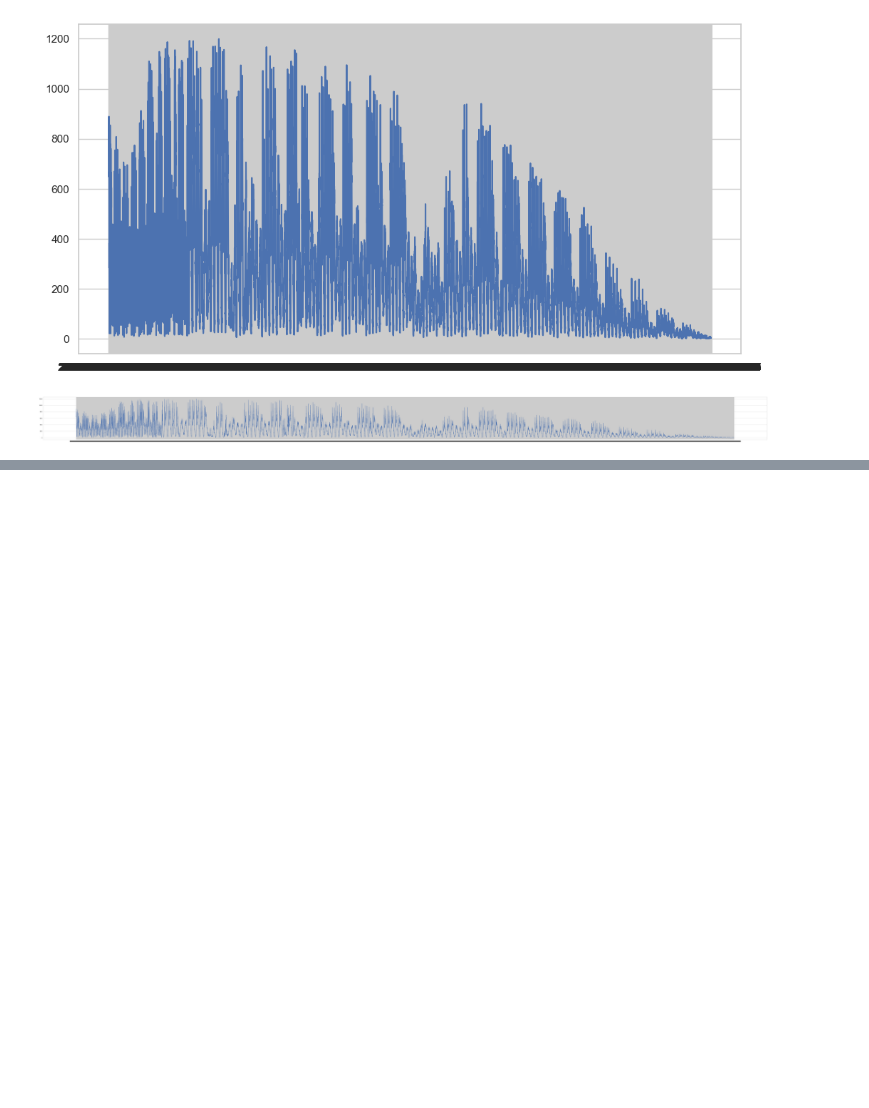
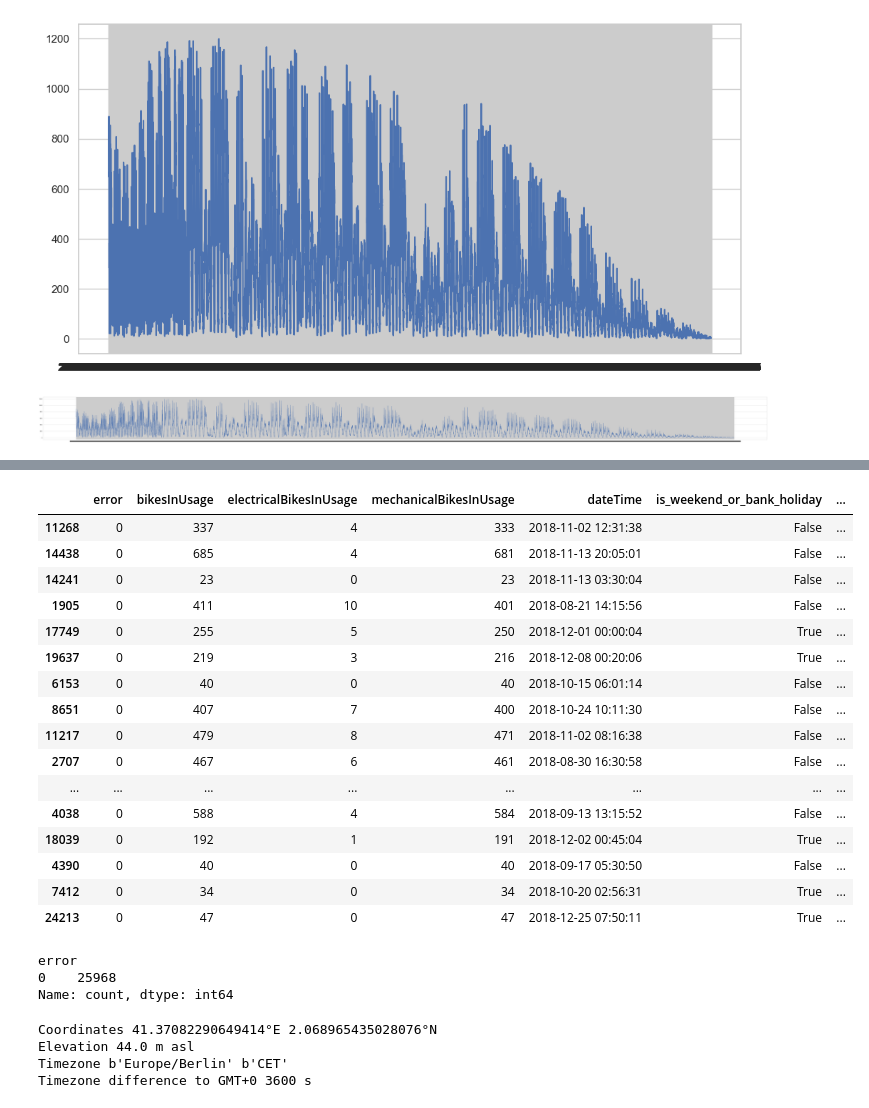
Before and after one commit to edwardrodgermartinez/Final-Project-Predictive-Modelling-for-Bicing-Use, a Jupyter notebook: exploring_cleaning.ipynb, the cells around one changed output, grey strips where cells are left out. Drawn from its saved outputs; the diff is of its cells as text; code cells hidden in the pictures; blank space fills up the shorter version.

Commit message:
friday evening

```diff
--- a/exploring_cleaning.ipynb
+++ b/exploring_cleaning.ipynb
@@ -88,0 +96,2 @@ df_2
+# %%
+df_2 = df_2.drop(columns=columns_to_drop)
@@ -88,0 +100,43 @@ df_2
+# %%
+morning_range = (6, 12)
+afternoon_range = (12, 18)
+evening_range = (18, 24)
+night_range = (0, 6)
+# %%
+def categorize_time(hour):
+    if morning_range[0] <= hour < morning_range[1]:
+        return 'Morning'
+    elif afternoon_range[0] <= hour < afternoon_range[1]:
+        return 'Afternoon'
+    elif evening_range[0] <= hour < evening_range[1]:
+        return 'Evening'
+    else:
+        return 'Night'
+# %%
+df_2['time_of_day'] = df_2['dateTime'].dt.hour.apply(categorize_time)
+# %%
+df_2.sample(30)
+# %% [output]
+|  | error | bikesInUsage | electricalBikesInUsage | mechanicalBikesInUsage | dateTime | is_weekend_or_bank_holiday | ... |
+| 11268 | 0 | 337 | 4 | 333 | 2018-11-02 12:31:38 | False | ... |
+| 14438 | 0 | 685 | 4 | 681 | 2018-11-13 20:05:01 | False | ... |
+| 14241 | 0 | 23 | 0 | 23 | 2018-11-13 03:30:04 | False | ... |
+| 1905 | 0 | 411 | 10 | 401 | 2018-08-21 14:15:56 | False | ... |
+| 17749 | 0 | 255 | 5 | 250 | 2018-12-01 00:00:04 | True | ... |
+| 19637 | 0 | 219 | 3 | 216 | 2018-12-08 00:20:06 | True | ... |
+| 6153 | 0 | 40 | 0 | 40 | 2018-10-15 06:01:14 | False | ... |
+| 8651 | 0 | 407 | 7 | 400 | 2018-10-24 10:11:30 | False | ... |
+| 11217 | 0 | 479 | 8 | 471 | 2018-11-02 08:16:38 | False | ... |
+| 2707 | 0 | 467 | 6 | 461 | 2018-08-30 16:30:58 | False | ... |
+| ... | ... | ... | ... | ... | ... | ... | ... |
+| 4038 | 0 | 588 | 4 | 584 | 2018-09-13 13:15:52 | False | ... |
+| 18039 | 0 | 192 | 1 | 191 | 2018-12-02 00:45:04 | True | ... |
+| 4390 | 0 | 40 | 0 | 40 | 2018-09-17 05:30:50 | False | ... |
+| 7412 | 0 | 34 | 0 | 34 | 2018-10-20 02:56:31 | True | ... |
+| 24213 | 0 | 47 | 0 | 47 | 2018-12-25 07:50:11 | True | ... |
+# %%
+df_2["error"].value_counts()
+# %% [output]
+error
+0    25968
+Name: count, dtype: int64
@@ -88,0 +173,11 @@ df_2
+# %%
+response = responses[0]
+print(f"Coordinates {response.Latitude()}°E {response.Longitude()}°N")
+print(f"Elevation {response.Elevation()} m asl")
+print(f"Timezone {response.Timezone()} {response.TimezoneAbbreviation()}")
+print(f"Timezone difference to GMT+0 {response.UtcOffsetSeconds()} s")
+# %% [output]
+Coordinates 41.37082290649414°E 2.068965435028076°N
+Elevation 44.0 m asl
+Timezone b'Europe/Berlin' b'CET'
+Timezone difference to GMT+0 3600 s
```
Also changed, not shown: parts of 22 cells of this notebook, 1 other file.
